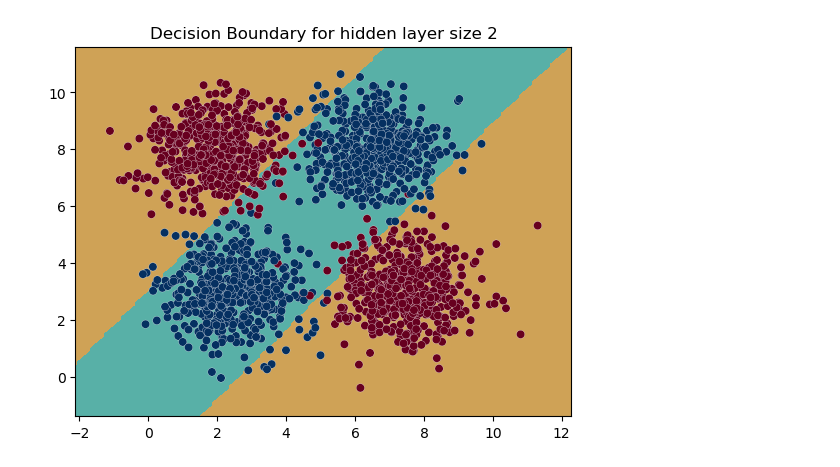
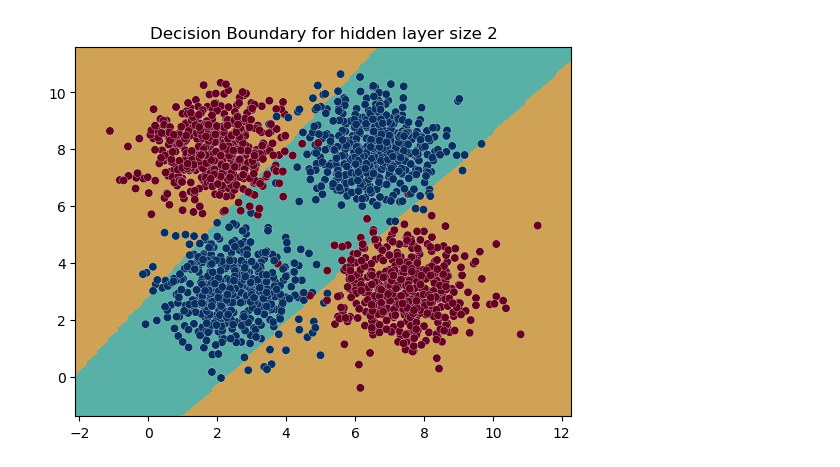
Before and after one commit to VahidTheOnly/NeuralNet-Regression-Classification, a Jupyter notebook: NeuralNet_with_Two_Layers.ipynb, the cells around one changed output. Cells and saved outputs as stored; diff of their text form; code cells hidden in the pictures.

Commit message:
fixing_shapes

```diff
--- a/NeuralNet_with_Two_Layers.ipynb
+++ b/NeuralNet_with_Two_Layers.ipynb
@@ -12,9 +12,10 @@ X, y = make_blobs(m, centers=([2.5, 3], [6.5, 8], [2, 8], [7.5, 3]), random_stat
 y[(y == 0) | (y == 1)] = 1
 y[(y == 2) | (y == 3)] = 0
 
-y = np.reshape(y, (-1, 1))
+X = X.T
+y = np.reshape(y, (1, -1))
 
-plt.scatter(X[:, 0], X[:, 1], c=y, cmap='RdBu', edgecolors='white', linewidths=0.2);
+plt.scatter(X[0, :], X[1, :], c=y[0, :], cmap='RdBu', edgecolors='white', linewidths=0.2);
 
 print ('The shape of X is: ' + str(X.shape))
 print ('The shape of Y is: ' + str(y.shape))
@@ -25,10 +26,10 @@ The shape of Y is: (2000, 1)
 # %%
 def initialize_parameters(n_x, n_h, n_y):
 
-    W1 = tf.Variable(tf.random.uniform(shape=(n_x, n_h)))
-    b1 = tf.Variable(tf.random.uniform(shape=(1, n_h)))
-    W2 = tf.Variable(tf.random.uniform(shape=(n_h, n_y)))
-    b2 = tf.Variable(tf.random.uniform(shape=(1, n_y)))
+    W1 = tf.Variable(tf.random.uniform(shape=(n_h, n_x))*0.5)
+    b1 = tf.Variable(tf.random.uniform(shape=(n_h, 1))*0.5)
+    W2 = tf.Variable(tf.random.uniform(shape=(n_y, n_h))*0.5)
+    b2 = tf.Variable(tf.random.uniform(shape=(n_y, 1))*0.5)
 
     params = {
         'W1': W1,
@@ -48,9 +49,9 @@ def forward_propagation(X, params):
     W2 = params['W2']
     b2 = params['b2']
 
-    Z1 = X @ W1 + b1
+    Z1 = W1 @ X + b1
     A1 = sigmoid(Z1)
-    Z2 = A1 @ W2 + b2
+    Z2 = W2 @ A1 + b2
     y_hat = sigmoid(Z2)
     return y_hat
 # %%
@@ -82,9 +83,9 @@ def nn_model(X, y, n_x, n_h, n_y, epochs, learning_rate):
     return params
 # %%
 LEARNING_RATE = 0.5
-EPOCHS = 1500
+EPOCHS = 1000
 
-n_x = X.shape[1]    # number of inputs
+n_x = X.shape[0]    # number of inputs
 n_h = 2             # number of perceptrons in hidden layer
 n_y = 1             # number of perceptrons in output layer
 
@@ -115,28 +111,28 @@ def predict(X, params):
 # %%
 def plot_decision_boundary(X, y, params):
 
-    min1, max1 = X[:, 0].min()-1, X[:, 0].max()+1
-    min2, max2 = X[:, 1].min()-1, X[:, 1].max()+1
+    min1, max1 = X[0, :].min()-1, X[0, :].max()+1
+    min2, max2 = X[1, :].min()-1, X[1, :].max()+1
 
     x1grid = np.arange(min1, max1, 0.1)
     x2grid = np.arange(min2, max2, 0.1)
 
     xx, yy = np.meshgrid(x1grid, x2grid)
 
     r1, r2 = xx.flatten(), yy.flatten()
-    r1, r2 = r1.reshape((len(r1), 1)), r2.reshape((len(r2), 1))
+    r1, r2 = r1.reshape((1, len(r1))), r2.reshape((1, len(r2)))
 
-    grid = np.hstack((r1,r2))
+    grid = np.vstack((r1,r2))
 
     predictions = predict(grid, params)
 
     zz = predictions.reshape(xx.shape)
 
     plt.contourf(xx, yy, zz, cmap='BrBG')
-    plt.scatter(X[:, 0], X[:, 1], c=y, cmap='RdBu', edgecolors='white', linewidths=0.2)
+    plt.scatter(X[0, :], X[1, :], c=y[0, :], cmap='RdBu', edgecolors='white', linewidths=0.2)
 
 
 plot_decision_boundary(X, y, params);
 plt.title("Decision Boundary for hidden layer size " + str(n_h));
 # %% [output]
-[figure, old version]
+[figure, new version]
```
Also changed, not shown: parts of 3 cells of this notebook.
